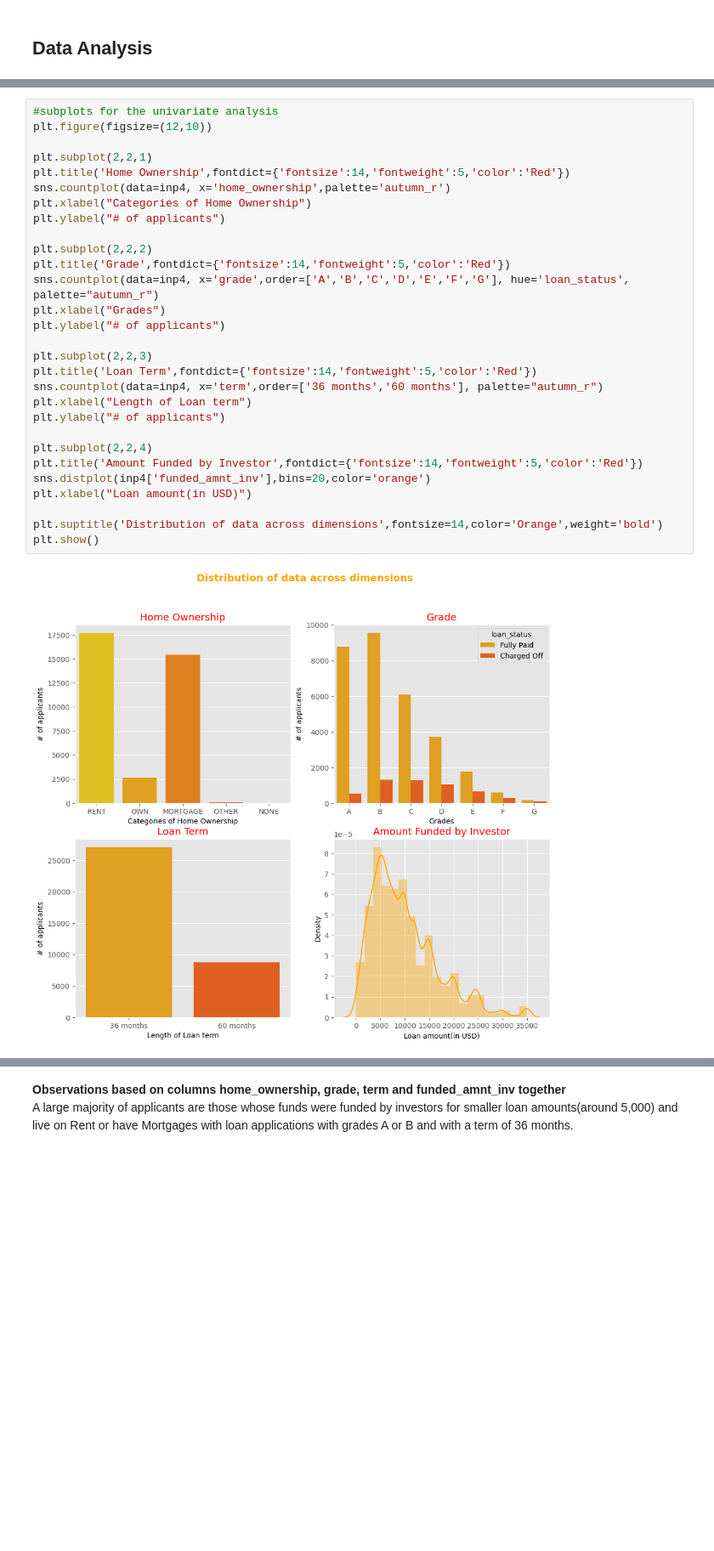
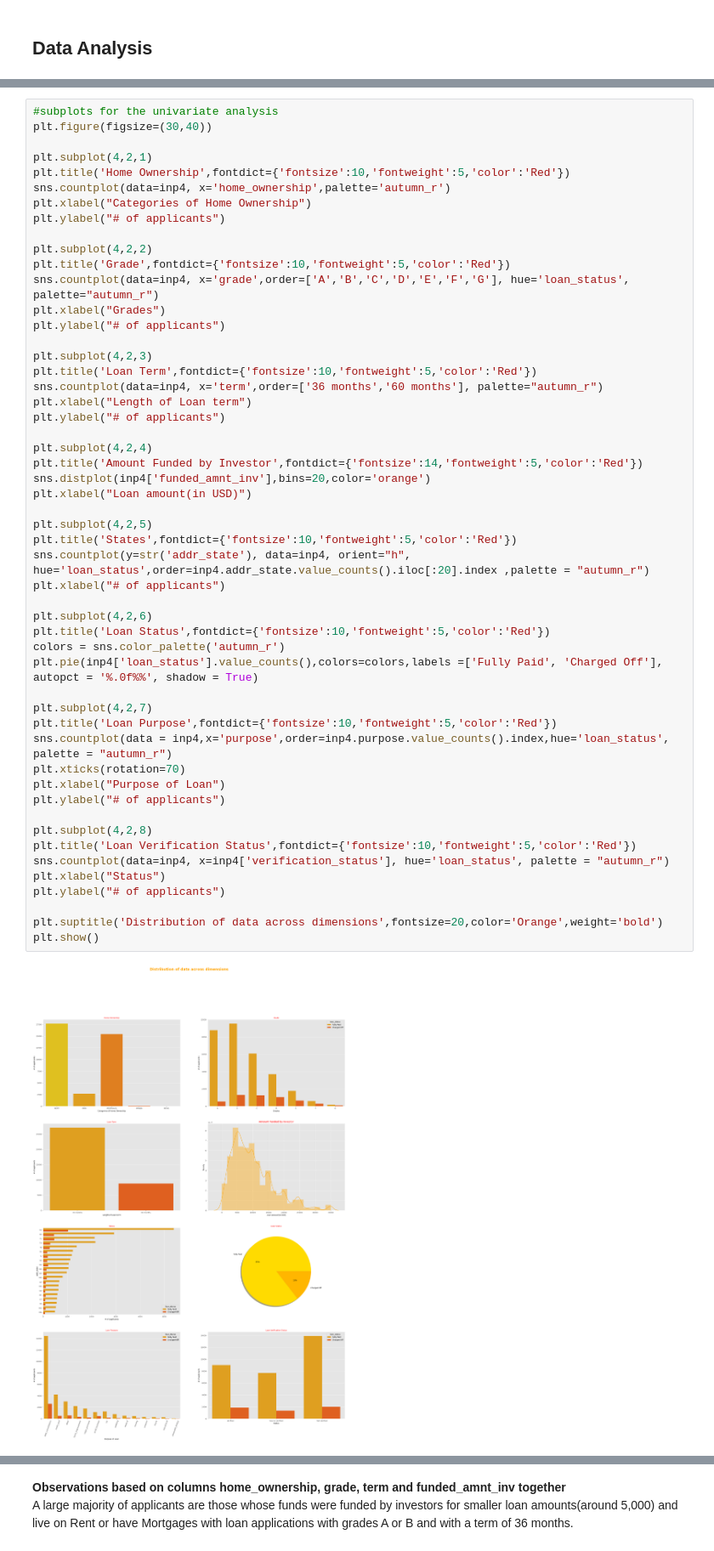
Before and after one commit to shagunp/Lending_CaseStudy, a Jupyter notebook: Andrea_Shagun.ipynb, the cells around one changed output, grey strips where cells are left out. Shown at 85% size. Saved outputs shown, nothing was run; the diff lists cells and outputs as text; blank space fills up the shorter version.

```diff
--- a/Andrea_Shagun.ipynb
+++ b/Andrea_Shagun.ipynb
@@ -647,34 +655,57 @@ Columns to focus on:<br>
 # %%
 #subplots for the univariate analysis
-plt.figure(figsize=(12,10))
+plt.figure(figsize=(30,40))
 
-plt.subplot(2,2,1)
-plt.title('Home Ownership',fontdict={'fontsize':14,'fontweight':5,'color':'Red'})
+plt.subplot(4,2,1)
+plt.title('Home Ownership',fontdict={'fontsize':10,'fontweight':5,'color':'Red'})
 sns.countplot(data=inp4, x='home_ownership',palette='autumn_r')
 plt.xlabel("Categories of Home Ownership")
 plt.ylabel("# of applicants")
 
-plt.subplot(2,2,2)
-plt.title('Grade',fontdict={'fontsize':14,'fontweight':5,'color':'Red'})
+plt.subplot(4,2,2)
+plt.title('Grade',fontdict={'fontsize':10,'fontweight':5,'color':'Red'})
 sns.countplot(data=inp4, x='grade',order=['A','B','C','D','E','F','G'], hue='loan_status', palette="autumn_r")
 plt.xlabel("Grades")
 plt.ylabel("# of applicants")
 
-plt.subplot(2,2,3)
-plt.title('Loan Term',fontdict={'fontsize':14,'fontweight':5,'color':'Red'})
+plt.subplot(4,2,3)
+plt.title('Loan Term',fontdict={'fontsize':10,'fontweight':5,'color':'Red'})
 sns.countplot(data=inp4, x='term',order=['36 months','60 months'], palette="autumn_r")
 plt.xlabel("Length of Loan term")
 plt.ylabel("# of applicants")
 
-plt.subplot(2,2,4)
+plt.subplot(4,2,4)
 plt.title('Amount Funded by Investor',fontdict={'fontsize':14,'fontweight':5,'color':'Red'})
 sns.distplot(inp4['funded_amnt_inv'],bins=20,color='orange')
 plt.xlabel("Loan amount(in USD)")
 
-plt.suptitle('Distribution of data across dimensions',fontsize=14,color='Orange',weight='bold')
+plt.subplot(4,2,5)
+plt.title('States',fontdict={'fontsize':10,'fontweight':5,'color':'Red'})
+sns.countplot(y=str('addr_state'), data=inp4, orient="h", hue='loan_status',order=inp4.addr_state.value_counts().iloc[:20].index ,palette = "autumn_r")
+plt.xlabel("# of applicants")
+
+plt.subplot(4,2,6)
+plt.title('Loan Status',fontdict={'fontsize':10,'fontweight':5,'color':'Red'})
+colors = sns.color_palette('autumn_r')
+plt.pie(inp4['loan_status'].value_counts(),colors=colors,labels =['Fully Paid', 'Charged Off'], autopct = '%.0f%%', shadow = True)
+
+plt.subplot(4,2,7)
+plt.title('Loan Purpose',fontdict={'fontsize':10,'fontweight':5,'color':'Red'})
+sns.countplot(data = inp4,x='purpose',order=inp4.purpose.value_counts().index,hue='loan_status', palette = "autumn_r")
+plt.xticks(rotation=70)
+plt.xlabel("Purpose of Loan")
+plt.ylabel("# of applicants")
+
+plt.subplot(4,2,8)
+plt.title('Loan Verification Status',fontdict={'fontsize':10,'fontweight':5,'color':'Red'})
+sns.countplot(data=inp4, x=inp4['verification_status'], hue='loan_status', palette = "autumn_r")
+plt.xlabel("Status")
+plt.ylabel("# of applicants")
+
+plt.suptitle('Distribution of data across dimensions',fontsize=20,color='Orange',weight='bold')
 plt.show()
 # %% [output]
-[figure, old version]
+[figure, new version]
 # %% [markdown]
 **Observations on:**<br>
 **1. home_ownership**<br>
```
Also changed, not shown: parts of 4 cells of this notebook.
